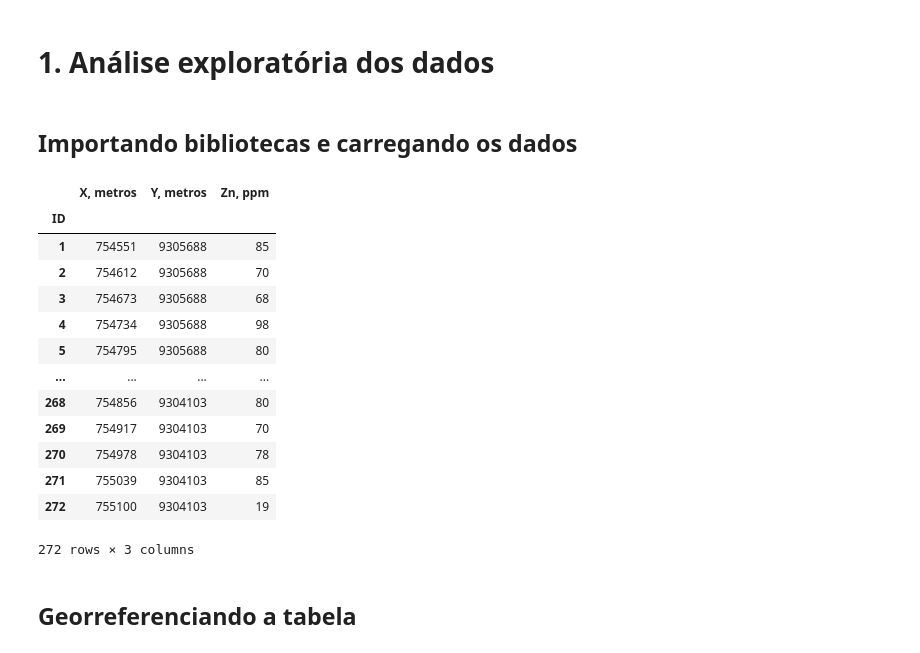
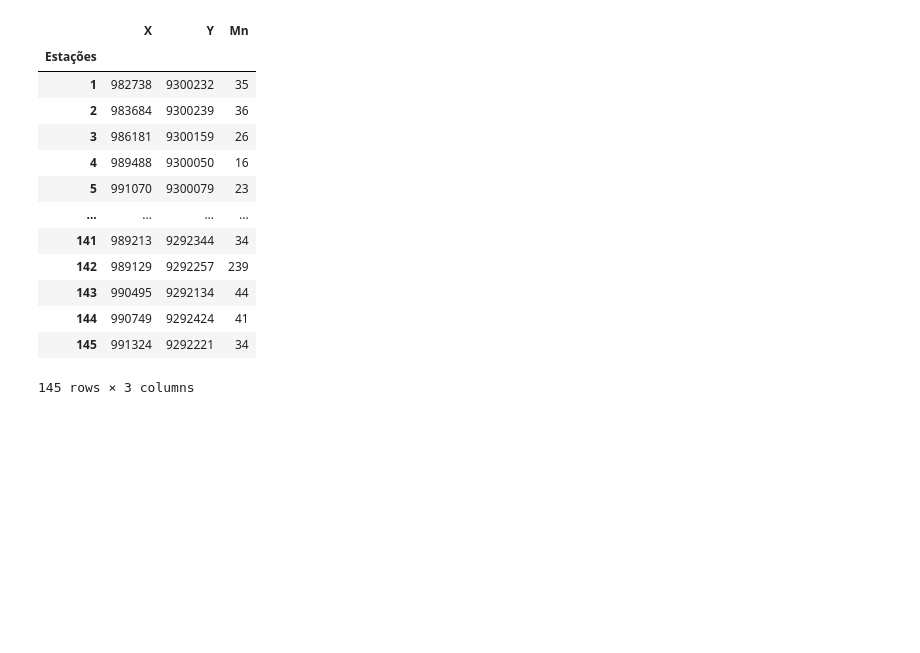
Before and after one commit to gmmacedo/Geodatascience, a Jupyter notebook: Analise de dados geoquimicos - Zn.ipynb, the cells around one changed output. Saved outputs shown, nothing was run; the diff lists cells and outputs as text; code cells hidden in the pictures; blank space fills up the shorter version.

```diff
--- a/Analise de dados geoquimicos - Zn.ipynb
+++ b/Analise de dados geoquimicos - Zn.ipynb
@@ -1,7 +1,3 @@
-# %% [markdown]
-# 1. Análise exploratória dos dados
-# %% [markdown]
-## Importando bibliotecas e carregando os dados
 # %%
 import pandas as pd
 import geopandas as gpd
@@ -11,21 +6,19 @@ import seaborn as sns
 # %%
-db = pd.read_csv('Gabriel Reposição.csv', index_col=0)
+db = pd.read_excel('Gabriel 2024.1 Mapa Isovalores.xlsx', index_col=0)
 db
 # %% [output]
-|  | X, metros | Y, metros | Zn, ppm |
-| ID |  |  |  |
-| 1 | 754551 | 9305688 | 85 |
-| 2 | 754612 | 9305688 | 70 |
-| 3 | 754673 | 9305688 | 68 |
-| 4 | 754734 | 9305688 | 98 |
-| 5 | 754795 | 9305688 | 80 |
+|  | X | Y | Mn |
+| Estações |  |  |  |
+| 1 | 982738 | 9300232 | 35 |
+| 2 | 983684 | 9300239 | 36 |
+| 3 | 986181 | 9300159 | 26 |
+| 4 | 989488 | 9300050 | 16 |
+| 5 | 991070 | 9300079 | 23 |
 | ... | ... | ... | ... |
-| 268 | 754856 | 9304103 | 80 |
-| 269 | 754917 | 9304103 | 70 |
-| 270 | 754978 | 9304103 | 78 |
-| 271 | 755039 | 9304103 | 85 |
-| 272 | 755100 | 9304103 | 19 |
+| 141 | 989213 | 9292344 | 34 |
+| 142 | 989129 | 9292257 | 239 |
+| 143 | 990495 | 9292134 | 44 |
+| 144 | 990749 | 9292424 | 41 |
+| 145 | 991324 | 9292221 | 34 |
-272 rows × 3 columns
+145 rows × 3 columns
-# %% [markdown]
-## Georreferenciando a tabela
 # %%
```
Also changed, not shown: parts of 17 cells of this notebook.
